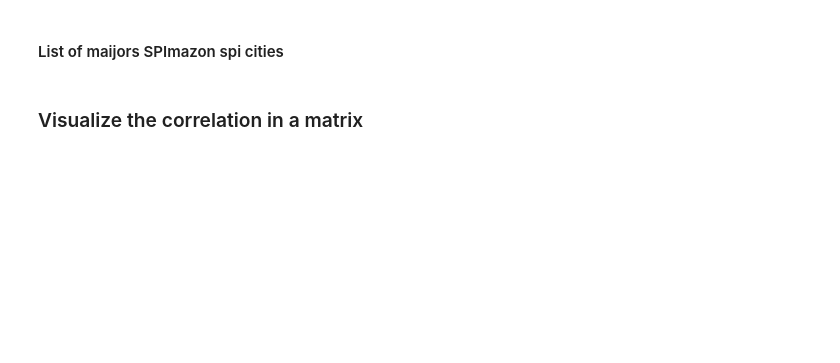
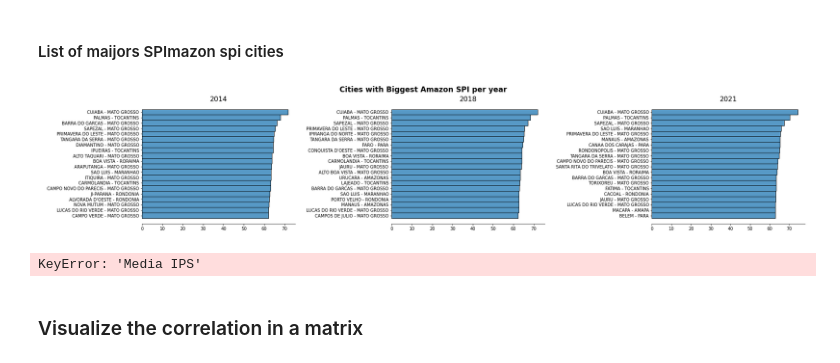
Before and after one commit to faustofcjr/amazon-social-progress, a Jupyter notebook: 03_data_exploration_indicadoriscocat.ipynb, the cells around one changed output. Drawn from its saved outputs; the diff is of its cells as text; code cells hidden in the pictures; blank space fills up the shorter version.

```diff
--- a/03_data_exploration_indicadoriscocat.ipynb
+++ b/03_data_exploration_indicadoriscocat.ipynb
@@ -338,14 +340,18 @@ def plot_top_spi(dataset, how_many=10, ascending=True):
 # %% [markdown]
 #### List of maijors SPImazon spi cities
 # %%
-# plot_top_spi(dataset, how_many=20, ascending=False)
+plot_top_spi(dataset, how_many=20, ascending=False)
+# %% [output]
+[figure, added]
 # %%
 # Lista os municípios abaixo da média ips e que foram os que mais queimaram
-# year = 2021
-# mean =  dataset["Media IPS"]
+year = 2021
+mean =  dataset["Media IPS"]
 
-# low_spi_mean = dataset[(dataset["IPS Amazônia"] > mean) & (dataset["ano"] == year)]
-# low_spi_mean.sort_values(by=["fococalor"], ascending=[False])
+low_spi_mean = dataset[(dataset["IPS Amazônia"] > mean) & (dataset["ano"] == year)]
+low_spi_mean.sort_values(by=["fococalor"], ascending=[False])
+# %% [output]
+KeyError: 'Media IPS'
 # %%
 # year = 2021
 
```
Also changed, not shown: parts of 2 cells of this notebook, 3 other files.
